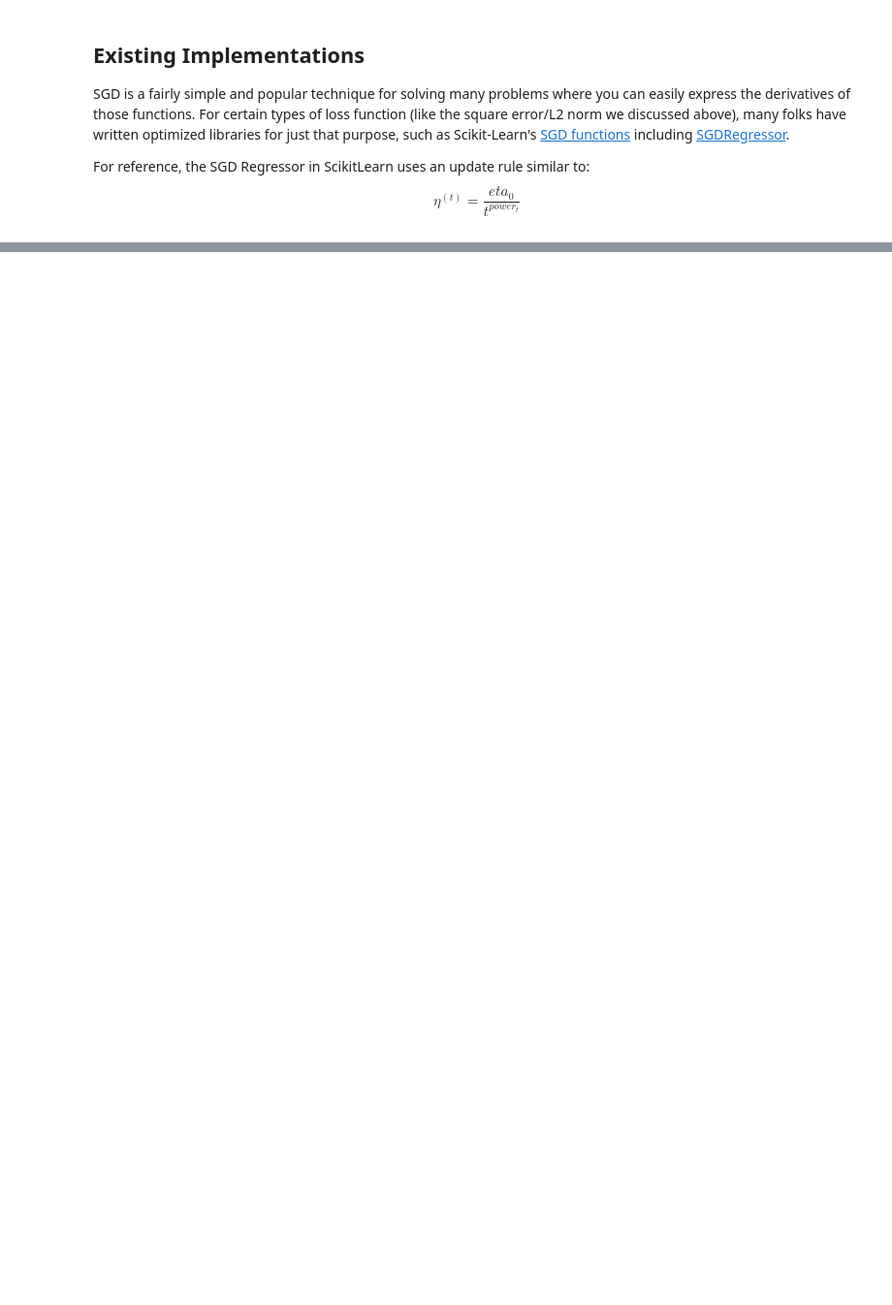
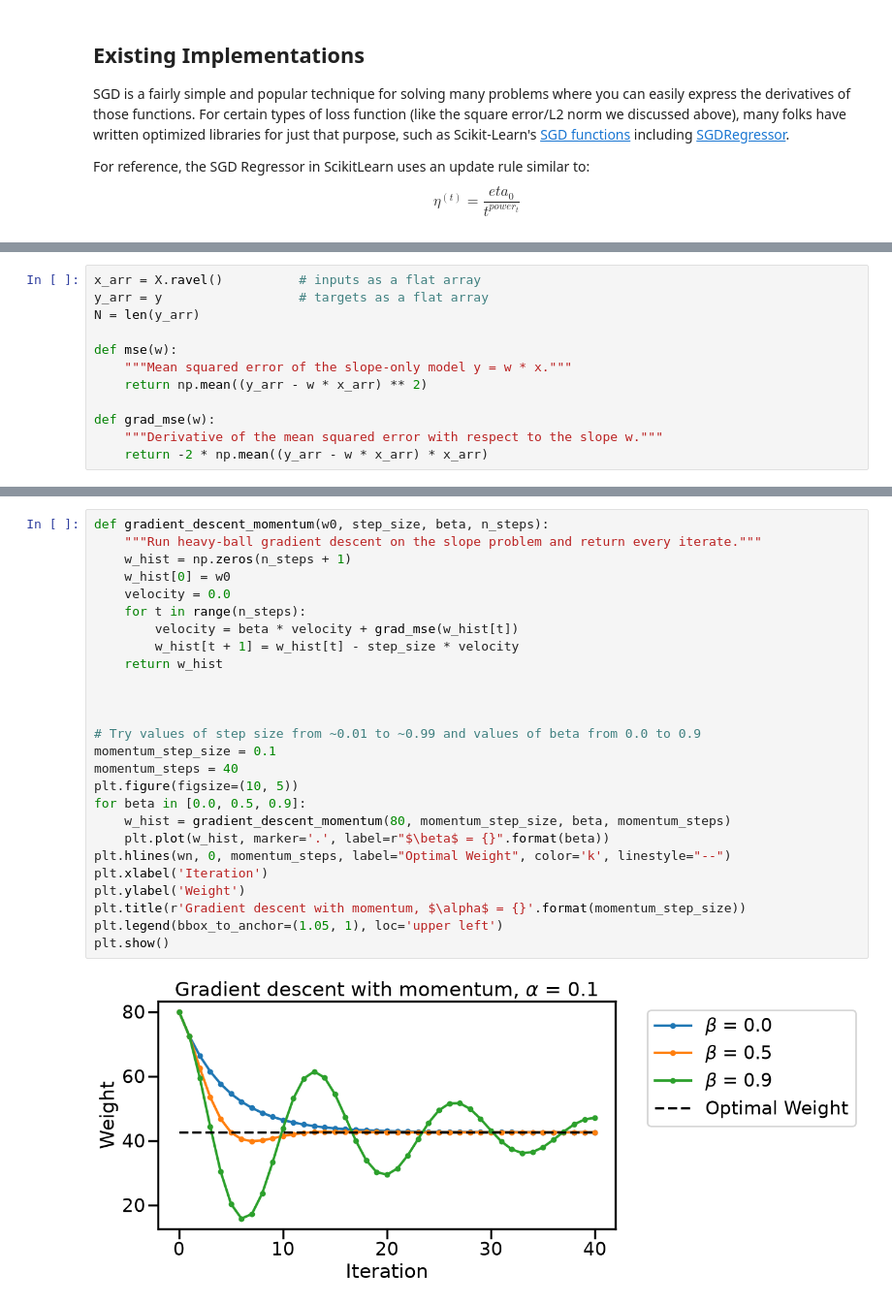
Before and after one commit to IDEALLab/ML4ME_Textbook, a Jupyter notebook: notebooks/supervised_linear_models.ipynb, the cells around one changed output, grey strips where cells are left out. Shown at 97% size. Cells and saved outputs as stored; diff of their text form; blank space fills up the shorter version.

```diff
--- a/notebooks/supervised_linear_models.ipynb
+++ b/notebooks/supervised_linear_models.ipynb
@@ -428,0 +549,12 @@ There are a variety of more advanced SGD techniques, most of which involve one o
+# %%
+x_arr = X.ravel()          # inputs as a flat array
+y_arr = y                  # targets as a flat array
+N = len(y_arr)
+
+def mse(w):
+    """Mean squared error of the slope-only model y = w * x."""
+    return np.mean((y_arr - w * x_arr) ** 2)
+
+def grad_mse(w):
+    """Derivative of the mean squared error with respect to the slope w."""
+    return -2 * np.mean((y_arr - w * x_arr) * x_arr)
@@ -428,0 +574,28 @@ There are a variety of more advanced SGD techniques, most of which involve one o
+# %%
+def gradient_descent_momentum(w0, step_size, beta, n_steps):
+    """Run heavy-ball gradient descent on the slope problem and return every iterate."""
+    w_hist = np.zeros(n_steps + 1)
+    w_hist[0] = w0
+    velocity = 0.0
+    for t in range(n_steps):
+        velocity = beta * velocity + grad_mse(w_hist[t])
+        w_hist[t + 1] = w_hist[t] - step_size * velocity
+    return w_hist
+
+
+
+# Try values of step size from ~0.01 to ~0.99 and values of beta from 0.0 to 0.9
+momentum_step_size = 0.1
+momentum_steps = 40
+plt.figure(figsize=(10, 5))
+for beta in [0.0, 0.5, 0.9]:
+    w_hist = gradient_descent_momentum(80, momentum_step_size, beta, momentum_steps)
+    plt.plot(w_hist, marker='.', label=r"$\beta$ = {}".format(beta))
+plt.hlines(wn, 0, momentum_steps, label="Optimal Weight", color='k', linestyle="--")
+plt.xlabel('Iteration')
+plt.ylabel('Weight')
+plt.title(r'Gradient descent with momentum, $\alpha$ = {}'.format(momentum_step_size))
+plt.legend(bbox_to_anchor=(1.05, 1), loc='upper left')
+plt.show()
+# %% [output]
+[figure, added]
```
Also changed, not shown: parts of 48 cells of this notebook, 2 other files.
